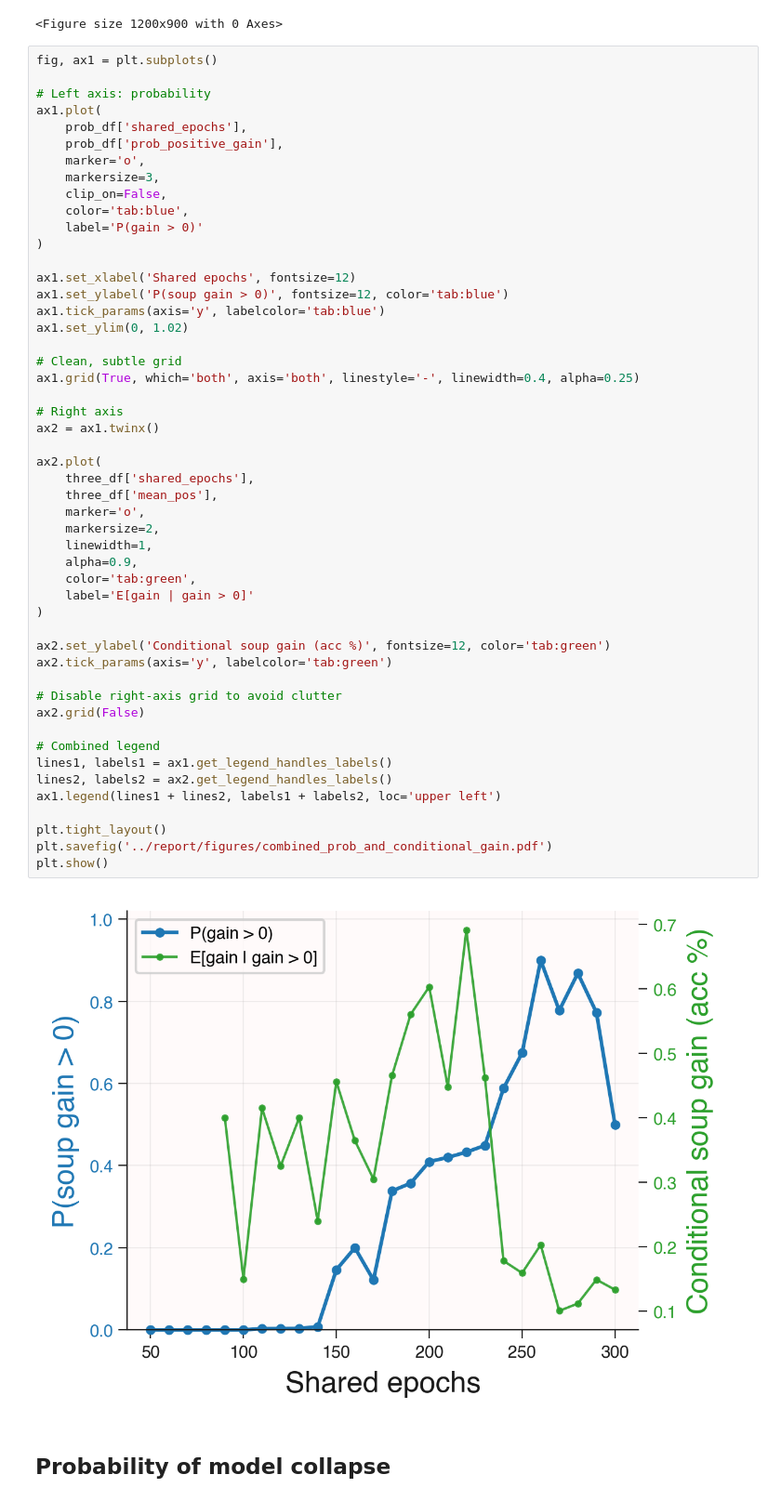
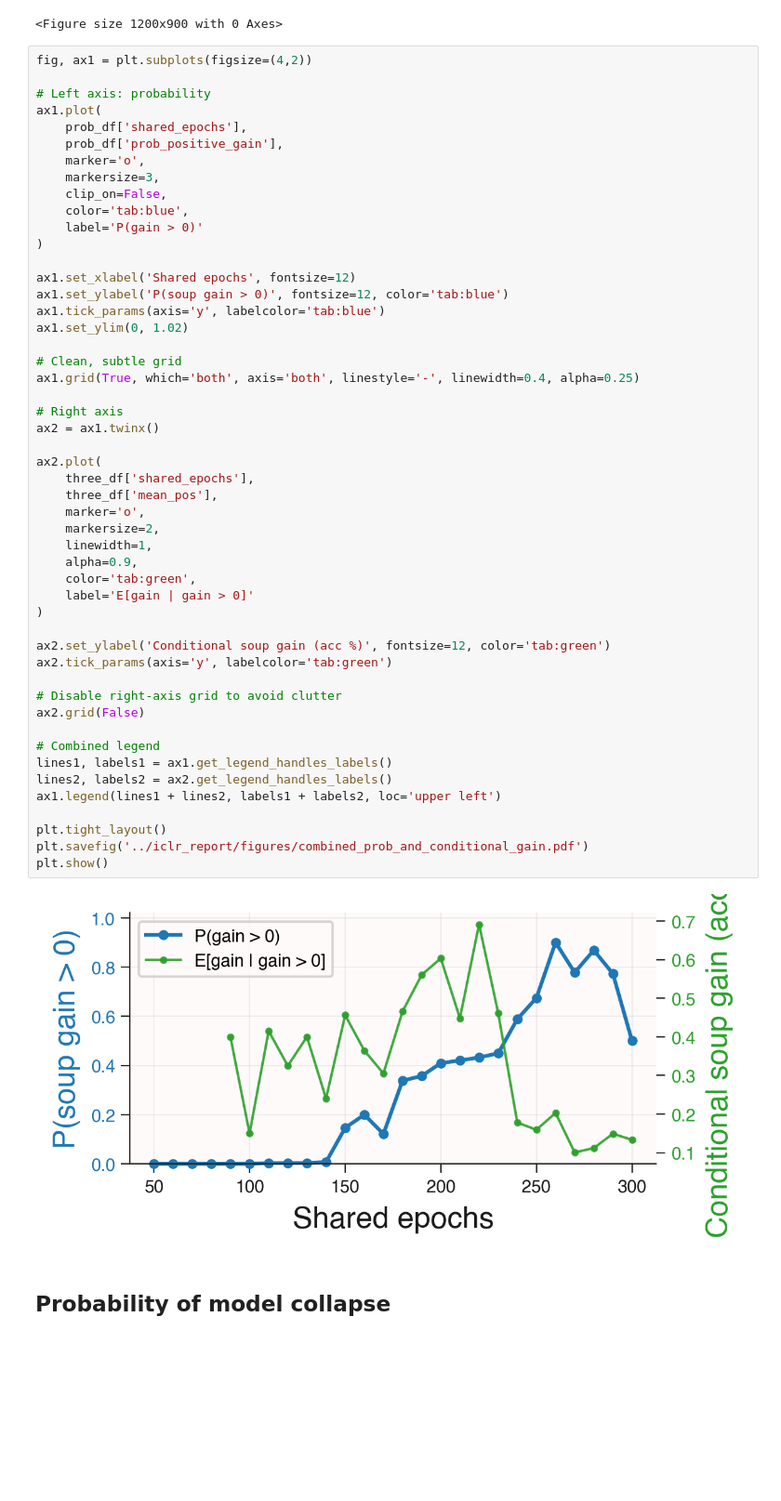
Before and after one commit to chipnbits/too-salty, a Jupyter notebook: notebooks/1. Shared Epochs.ipynb, the cells around one changed output. Shown at 93% size. Saved outputs shown, nothing was run; the diff lists cells and outputs as text; blank space fills up the shorter version.

```diff
--- a/notebooks/1. Shared Epochs.ipynb
+++ b/notebooks/1. Shared Epochs.ipynb
@@ -187,7 +187,7 @@ plt.savefig('../report/figures/souping_conditional_gain_vs_shared_epochs.pdf')
 [figure]
 <Figure size 1200x900 with 0 Axes>
 # %%
-fig, ax1 = plt.subplots()
+fig, ax1 = plt.subplots(figsize=(4,2))
 
 # Left axis: probability
 ax1.plot(
@@ -209,35 +209,35 @@ ax1.set_ylim(0, 1.02)
 ax1.grid(True, which='both', axis='both', linestyle='-', linewidth=0.4, alpha=0.25)
 
 # Right axis
 ax2 = ax1.twinx()
 
 ax2.plot(
     three_df['shared_epochs'],
     three_df['mean_pos'],
     marker='o',
     markersize=2,
     linewidth=1,
     alpha=0.9,
     color='tab:green',
     label='E[gain | gain > 0]'
 )
 
 ax2.set_ylabel('Conditional soup gain (acc %)', fontsize=12, color='tab:green')
 ax2.tick_params(axis='y', labelcolor='tab:green')
 
 # Disable right-axis grid to avoid clutter
 ax2.grid(False)
 
 # Combined legend
 lines1, labels1 = ax1.get_legend_handles_labels()
 lines2, labels2 = ax2.get_legend_handles_labels()
 ax1.legend(lines1 + lines2, labels1 + labels2, loc='upper left')
 
 plt.tight_layout()
-plt.savefig('../report/figures/combined_prob_and_conditional_gain.pdf')
+plt.savefig('../iclr_report/figures/combined_prob_and_conditional_gain.pdf')
 plt.show()
 # %% [output]
-[figure, old version]
+[figure, new version]
 # %% [markdown]
 ## Probability of model collapse
 # %%
```
Also changed, not shown: parts of 3 cells of this notebook, 24 other files.
